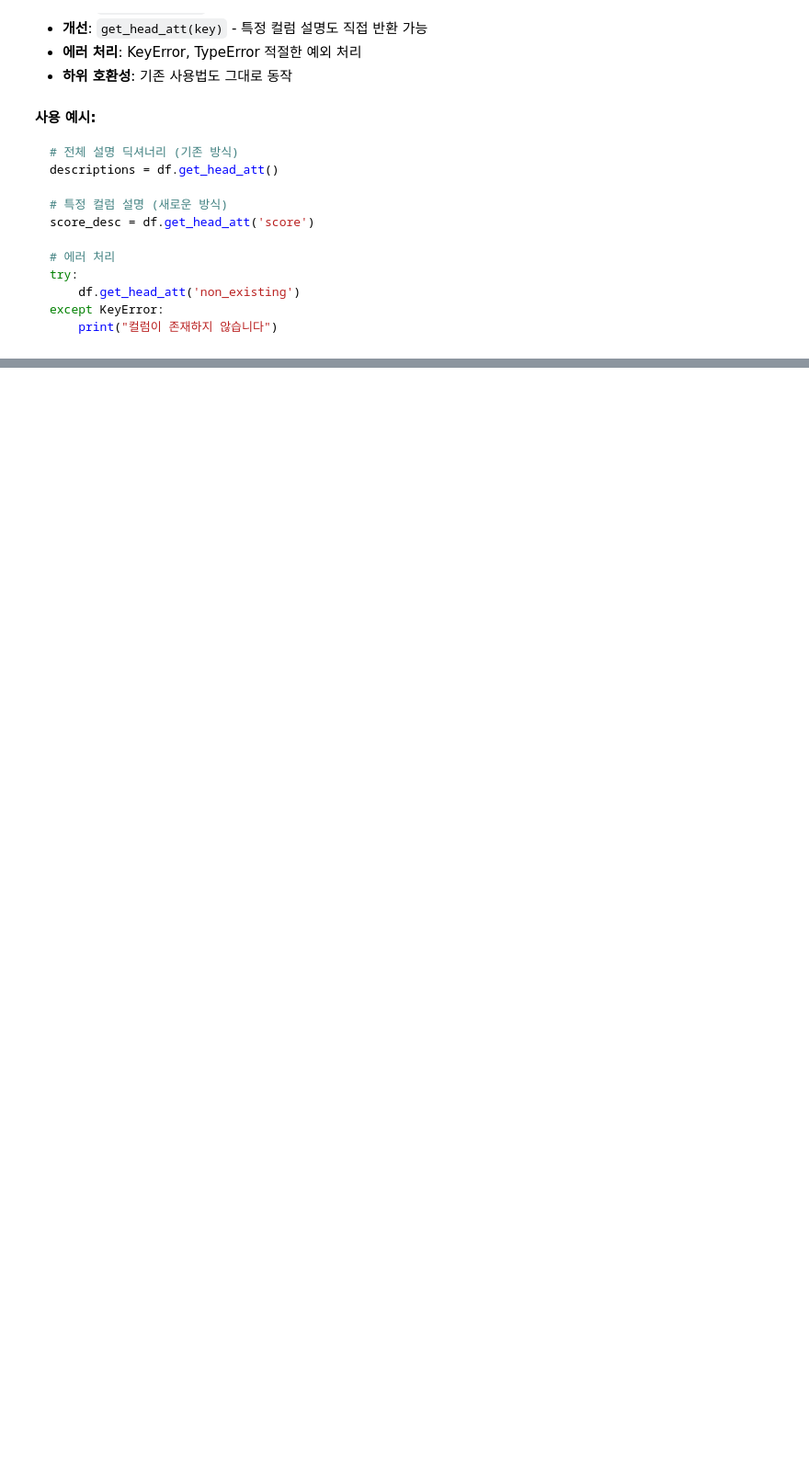
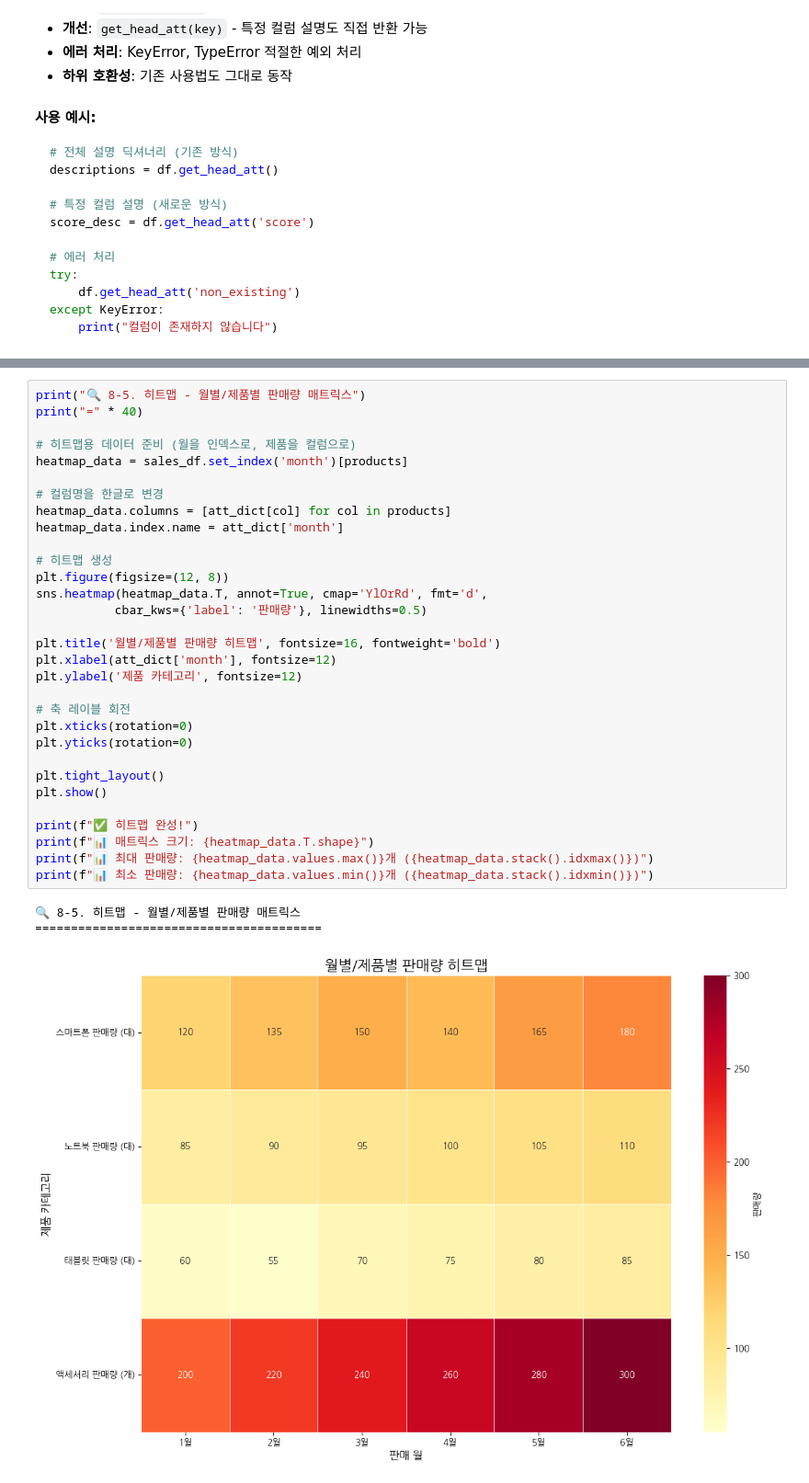
Before and after one commit to c0z0c/jupyter_hangul, a Jupyter notebook: example_usage.ipynb, the cells around one changed output, grey strips where cells are left out. Shown: that part at 92% size. Saved outputs shown, nothing was run; the diff lists cells and outputs as text; blank space fills up the shorter version.

```diff
--- a/example_usage.ipynb
+++ b/example_usage.ipynb
@@ -592,0 +762,35 @@ except KeyError:
+# %%
+print("🔍 8-5. 히트맵 - 월별/제품별 판매량 매트릭스")
+print("=" * 40)
+
+# 히트맵용 데이터 준비 (월을 인덱스로, 제품을 컬럼으로)
+heatmap_data = sales_df.set_index('month')[products]
+
+# 컬럼명을 한글로 변경
+heatmap_data.columns = [att_dict[col] for col in products]
+heatmap_data.index.name = att_dict['month']
+
+# 히트맵 생성
+plt.figure(figsize=(12, 8))
+sns.heatmap(heatmap_data.T, annot=True, cmap='YlOrRd', fmt='d',
+           cbar_kws={'label': '판매량'}, linewidths=0.5)
+
+plt.title('월별/제품별 판매량 히트맵', fontsize=16, fontweight='bold')
+plt.xlabel(att_dict['month'], fontsize=12)
+plt.ylabel('제품 카테고리', fontsize=12)
+
+# 축 레이블 회전
+plt.xticks(rotation=0)
+plt.yticks(rotation=0)
+
+plt.tight_layout()
+plt.show()
+
+print(f"✅ 히트맵 완성!")
+print(f"📊 매트릭스 크기: {heatmap_data.T.shape}")
+print(f"📊 최대 판매량: {heatmap_data.values.max()}개 ({heatmap_data.stack().idxmax()})")
+print(f"📊 최소 판매량: {heatmap_data.values.min()}개 ({heatmap_data.stack().idxmin()})")
+# %% [output]
+🔍 8-5. 히트맵 - 월별/제품별 판매량 매트릭스
+========================================
+[figure, added]
```
Also changed, not shown: parts of 21 cells of this notebook, 1 other file.
